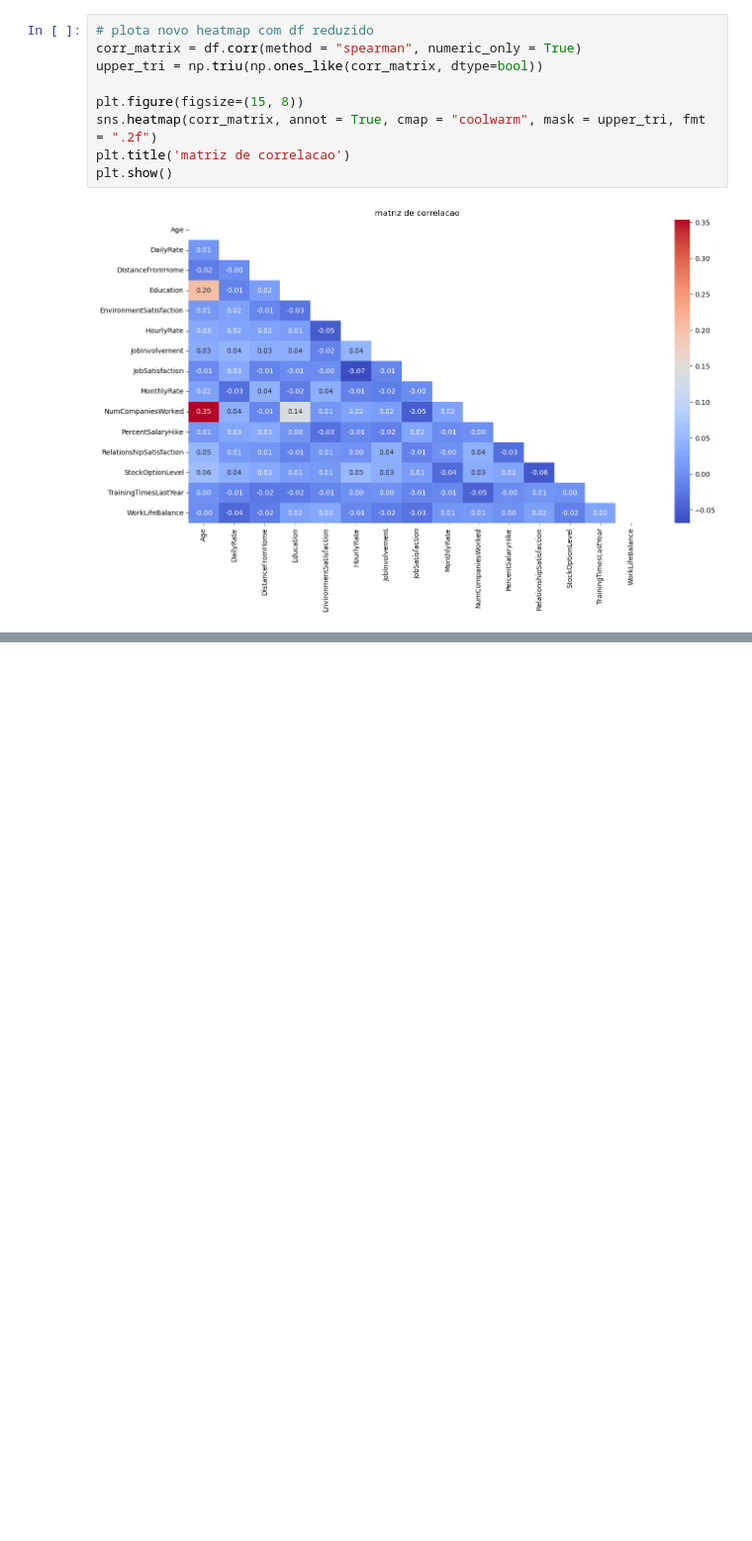
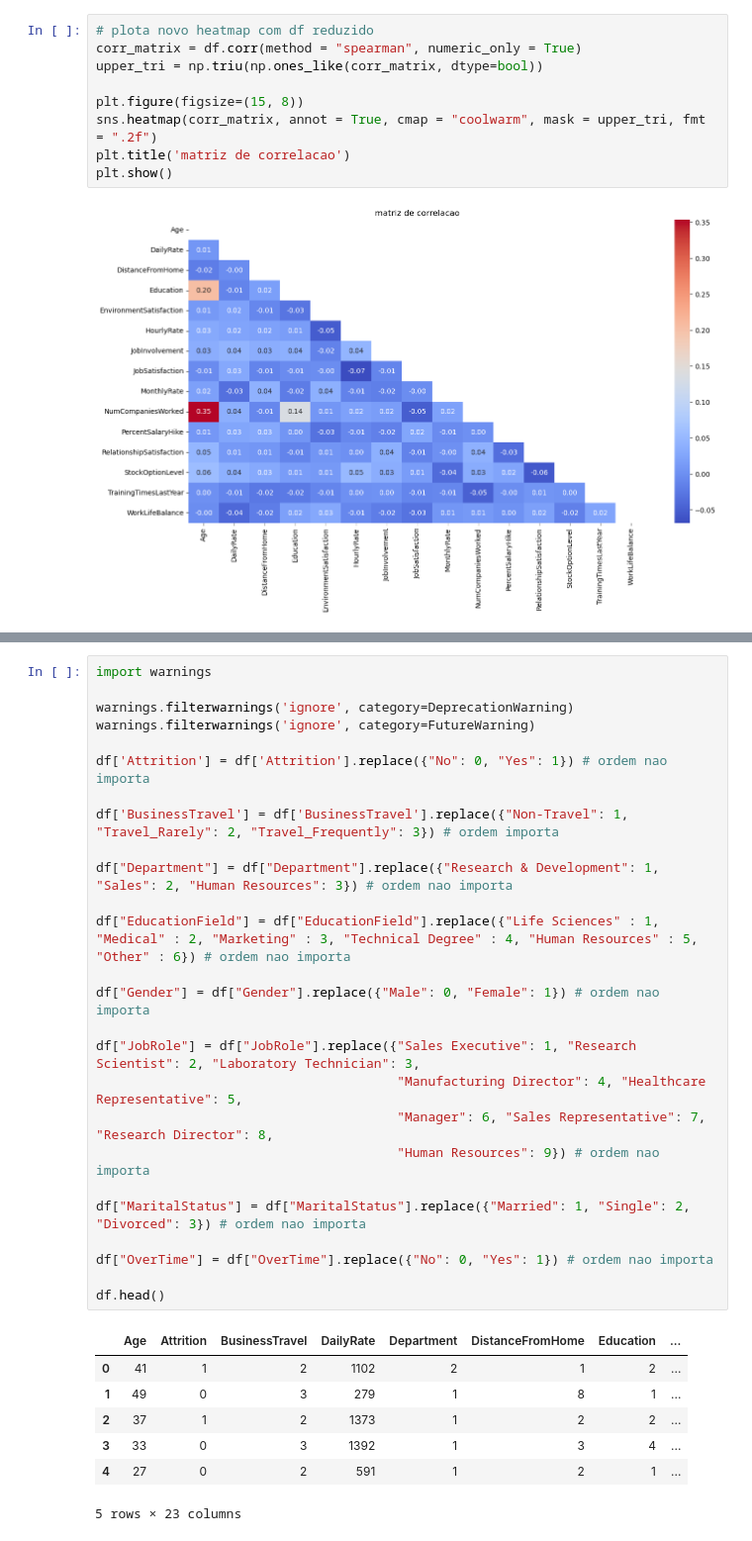
Before and after one commit to francoprofile/mack-ds-exp, a Jupyter notebook: script.ipynb, the cells around one changed output, grey strips where cells are left out. Shown at 99% size. Saved outputs shown, nothing was run; the diff lists cells and outputs as text; blank space fills up the shorter version.

```diff
--- a/script.ipynb
+++ b/script.ipynb
@@ -185,0 +391,34 @@ plt.show()
+# %%
+import warnings
+
+warnings.filterwarnings('ignore', category=DeprecationWarning)
+warnings.filterwarnings('ignore', category=FutureWarning)
+
+df['Attrition'] = df['Attrition'].replace({"No": 0, "Yes": 1}) # ordem nao importa
+
+df['BusinessTravel'] = df['BusinessTravel'].replace({"Non-Travel": 1, "Travel_Rarely": 2, "Travel_Frequently": 3}) # ordem importa
+
+df["Department"] = df["Department"].replace({"Research & Development": 1, "Sales": 2, "Human Resources": 3}) # ordem nao importa
+
+df["EducationField"] = df["EducationField"].replace({"Life Sciences" : 1, "Medical" : 2, "Marketing" : 3, "Technical Degree" : 4, "Human Resources" : 5, "Other" : 6}) # ordem nao importa
+
+df["Gender"] = df["Gender"].replace({"Male": 0, "Female": 1}) # ordem nao importa
+
+df["JobRole"] = df["JobRole"].replace({"Sales Executive": 1, "Research Scientist": 2, "Laboratory Technician": 3,
+                                       "Manufacturing Director": 4, "Healthcare Representative": 5,
+                                       "Manager": 6, "Sales Representative": 7, "Research Director": 8,
+                                       "Human Resources": 9}) # ordem nao importa
+
+df["MaritalStatus"] = df["MaritalStatus"].replace({"Married": 1, "Single": 2, "Divorced": 3}) # ordem nao importa
+
+df["OverTime"] = df["OverTime"].replace({"No": 0, "Yes": 1}) # ordem nao importa
+
+df.head()
+# %% [output]
+|  | Age | Attrition | BusinessTravel | DailyRate | Department | DistanceFromHome | Education | ... |
+| 0 | 41 | 1 | 2 | 1102 | 2 | 1 | 2 | ... |
+| 1 | 49 | 0 | 3 | 279 | 1 | 8 | 1 | ... |
+| 2 | 37 | 1 | 2 | 1373 | 1 | 2 | 2 | ... |
+| 3 | 33 | 0 | 3 | 1392 | 1 | 3 | 4 | ... |
+| 4 | 27 | 0 | 2 | 591 | 1 | 2 | 1 | ... |
+5 rows × 23 columns
```
Also changed, not shown: parts of 19 cells of this notebook, 2 other files.
